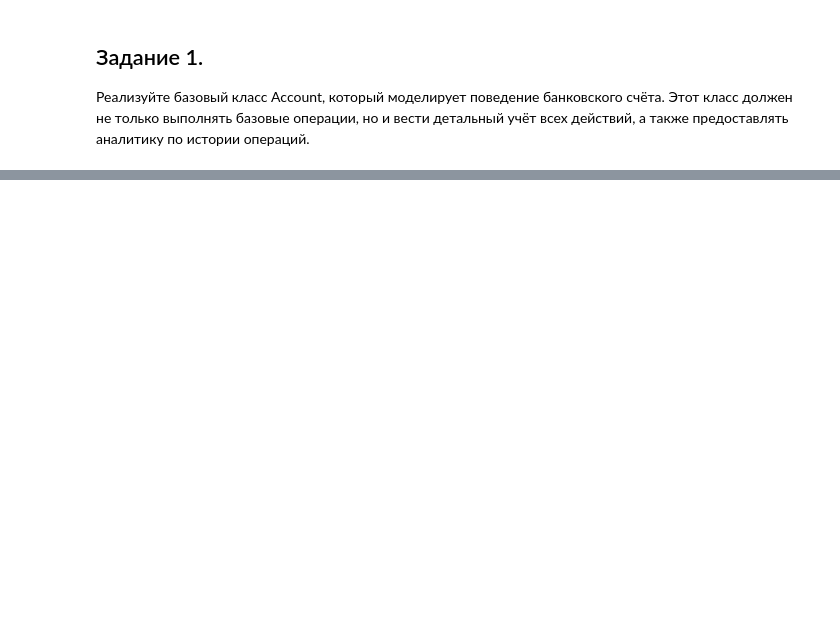
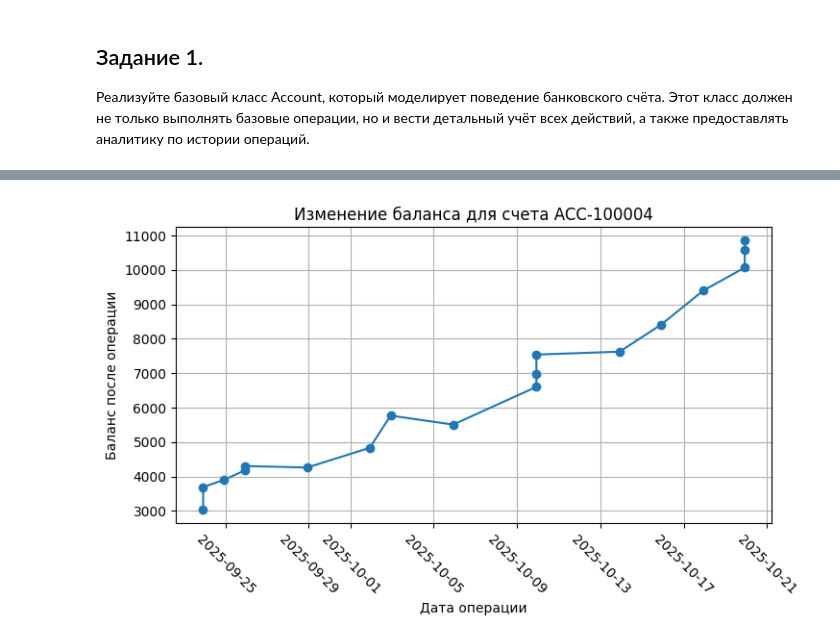
Before and after one commit to tdsergienko/Python-for-Data-Engineering, a Jupyter notebook: homework_5/solution.ipynb, the cells around one changed output, grey strips where cells are left out. Cells and saved outputs as stored; diff of their text form; code cells hidden in the pictures; blank space fills up the shorter version.

```diff
--- a/homework_5/solution.ipynb
+++ b/homework_5/solution.ipynb
@@ -215,0 +458,7 @@ class SavingsAccount(Account):
+# %%
+# acc = CheckingAccount("John Doe", 1234.44)
+acc = SavingsAccount("John Doe", 0.0)
+acc.account_number = "ACC-100004"
+acc.from_json(TRANSACTIONS_JSON)
+history = acc.get_history()
+history
@@ -215,0 +506,4 @@ class SavingsAccount(Account):
+# %%
+acc.plot_histry()
+# %% [output]
+[figure, added]
```
Also changed, not shown: parts of 9 cells of this notebook, 2 other files.
